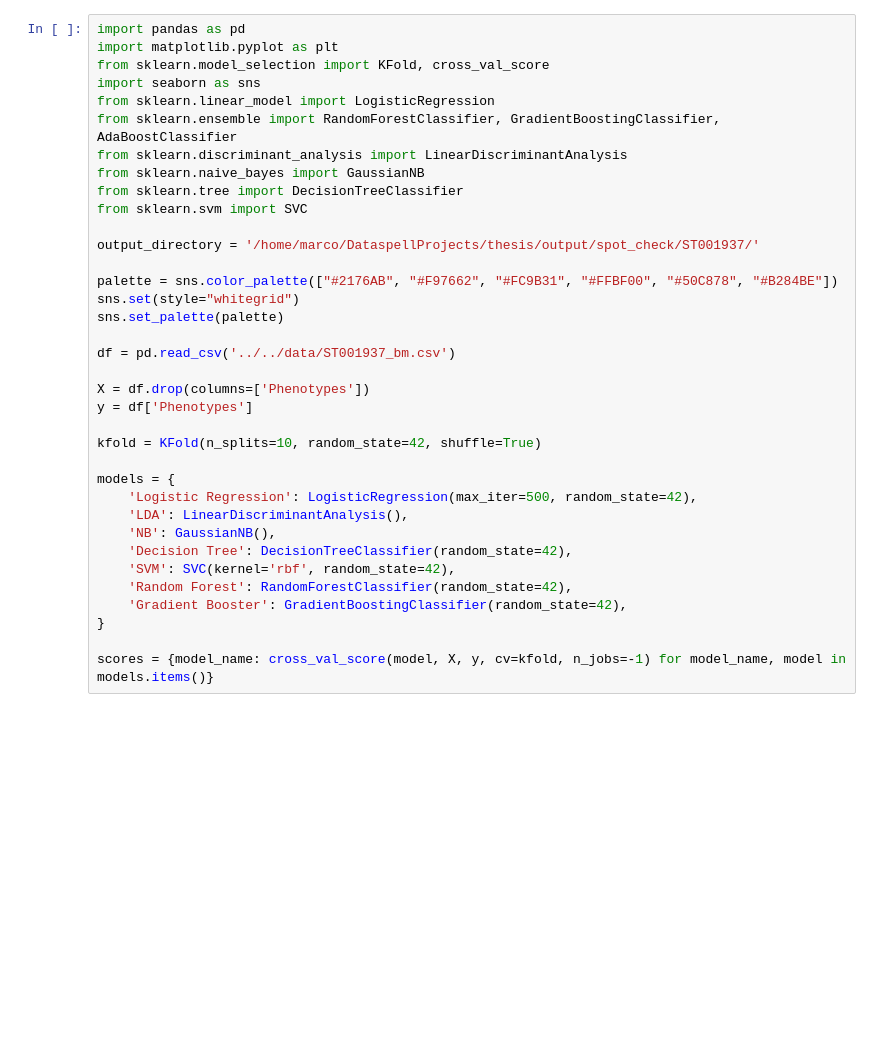
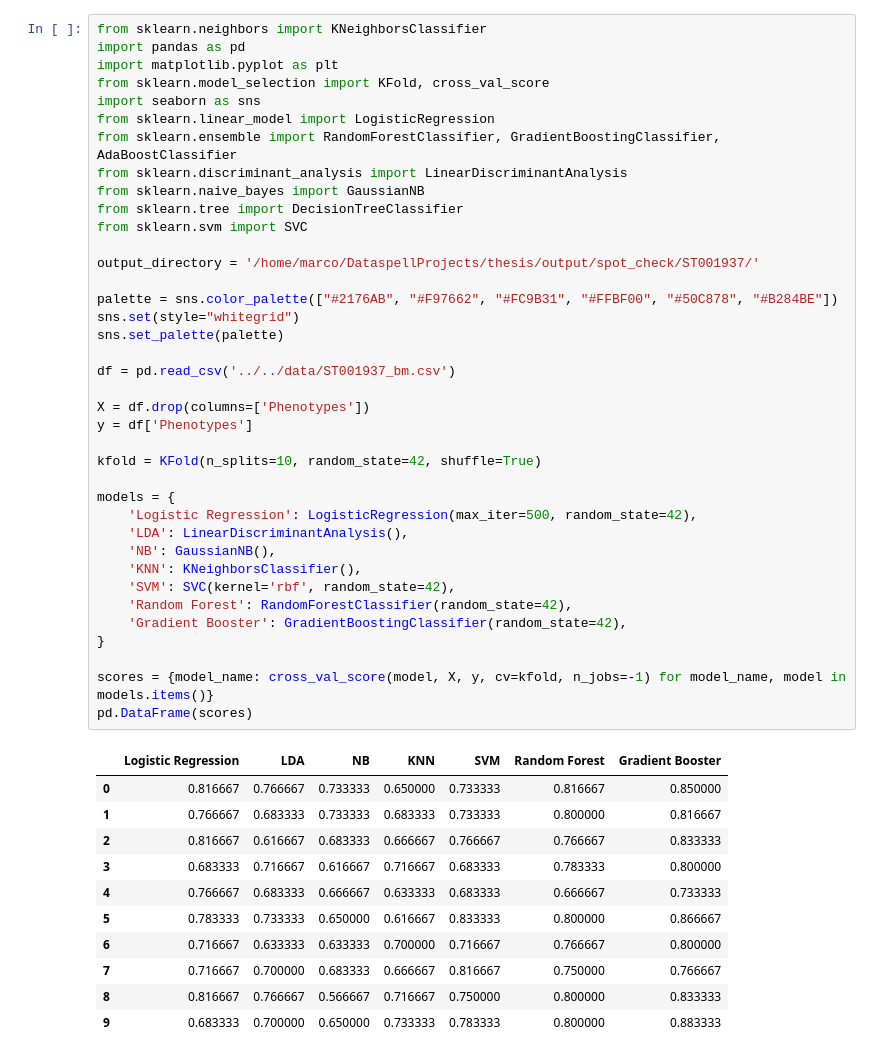
Before and after one commit to MarcoNapoleone/thesis, a Jupyter notebook: notebooks/spot_check/ST001937_spot_check.ipynb, the cells around one changed output. Drawn from its saved outputs; the diff is of its cells as text; blank space fills up the shorter version.

```diff
--- a/notebooks/spot_check/ST001937_spot_check.ipynb
+++ b/notebooks/spot_check/ST001937_spot_check.ipynb
@@ -1,4 +1,5 @@
 # %%
+from sklearn.neighbors import KNeighborsClassifier
 import pandas as pd
 import matplotlib.pyplot as plt
 from sklearn.model_selection import KFold, cross_val_score
@@ -6,34 +7,47 @@ import seaborn as sns
 from sklearn.linear_model import LogisticRegression
 from sklearn.ensemble import RandomForestClassifier, GradientBoostingClassifier, AdaBoostClassifier
 from sklearn.discriminant_analysis import LinearDiscriminantAnalysis
 from sklearn.naive_bayes import GaussianNB
 from sklearn.tree import DecisionTreeClassifier
 from sklearn.svm import SVC
 
 output_directory = '/home/marco/DataspellProjects/thesis/output/spot_check/ST001937/'
 
 palette = sns.color_palette(["#2176AB", "#F97662", "#FC9B31", "#FFBF00", "#50C878", "#B284BE"])
 sns.set(style="whitegrid")
 sns.set_palette(palette)
 
 df = pd.read_csv('../../data/ST001937_bm.csv')
 
 X = df.drop(columns=['Phenotypes'])
 y = df['Phenotypes']
 
 kfold = KFold(n_splits=10, random_state=42, shuffle=True)
 
 models = {
     'Logistic Regression': LogisticRegression(max_iter=500, random_state=42),
     'LDA': LinearDiscriminantAnalysis(),
     'NB': GaussianNB(),
-    'Decision Tree': DecisionTreeClassifier(random_state=42),
+    'KNN': KNeighborsClassifier(),
     'SVM': SVC(kernel='rbf', random_state=42),
     'Random Forest': RandomForestClassifier(random_state=42),
     'Gradient Booster': GradientBoostingClassifier(random_state=42),
 }
 
 scores = {model_name: cross_val_score(model, X, y, cv=kfold, n_jobs=-1) for model_name, model in models.items()}
+pd.DataFrame(scores)
+# %% [output]
+|  | Logistic Regression | LDA | NB | KNN | SVM | Random Forest | Gradient Booster |
+| 0 | 0.816667 | 0.766667 | 0.733333 | 0.650000 | 0.733333 | 0.816667 | 0.850000 |
+| 1 | 0.766667 | 0.683333 | 0.733333 | 0.683333 | 0.733333 | 0.800000 | 0.816667 |
+| 2 | 0.816667 | 0.616667 | 0.683333 | 0.666667 | 0.766667 | 0.766667 | 0.833333 |
+| 3 | 0.683333 | 0.716667 | 0.616667 | 0.716667 | 0.683333 | 0.783333 | 0.800000 |
+| 4 | 0.766667 | 0.683333 | 0.666667 | 0.633333 | 0.683333 | 0.666667 | 0.733333 |
+| 5 | 0.783333 | 0.733333 | 0.650000 | 0.616667 | 0.833333 | 0.800000 | 0.866667 |
+| 6 | 0.716667 | 0.633333 | 0.633333 | 0.700000 | 0.716667 | 0.766667 | 0.800000 |
+| 7 | 0.716667 | 0.700000 | 0.683333 | 0.666667 | 0.816667 | 0.750000 | 0.766667 |
+| 8 | 0.816667 | 0.766667 | 0.566667 | 0.716667 | 0.750000 | 0.800000 | 0.833333 |
+| 9 | 0.683333 | 0.700000 | 0.650000 | 0.733333 | 0.783333 | 0.800000 | 0.883333 |
 # %%
 import numpy as np
 
```
Also changed, not shown: parts of 1 cell of this notebook, 53 other files.
